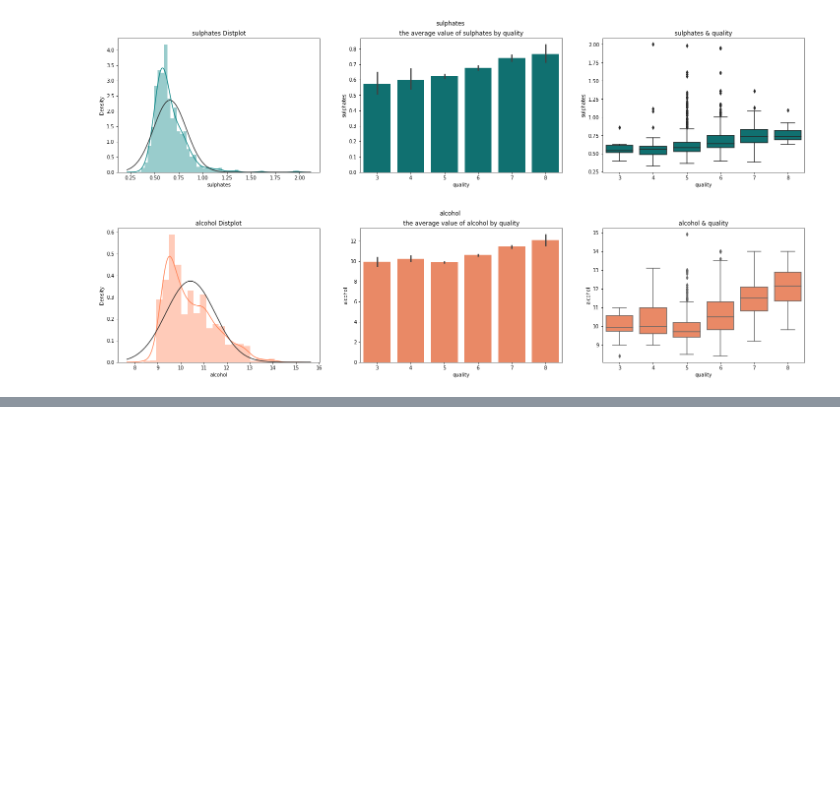
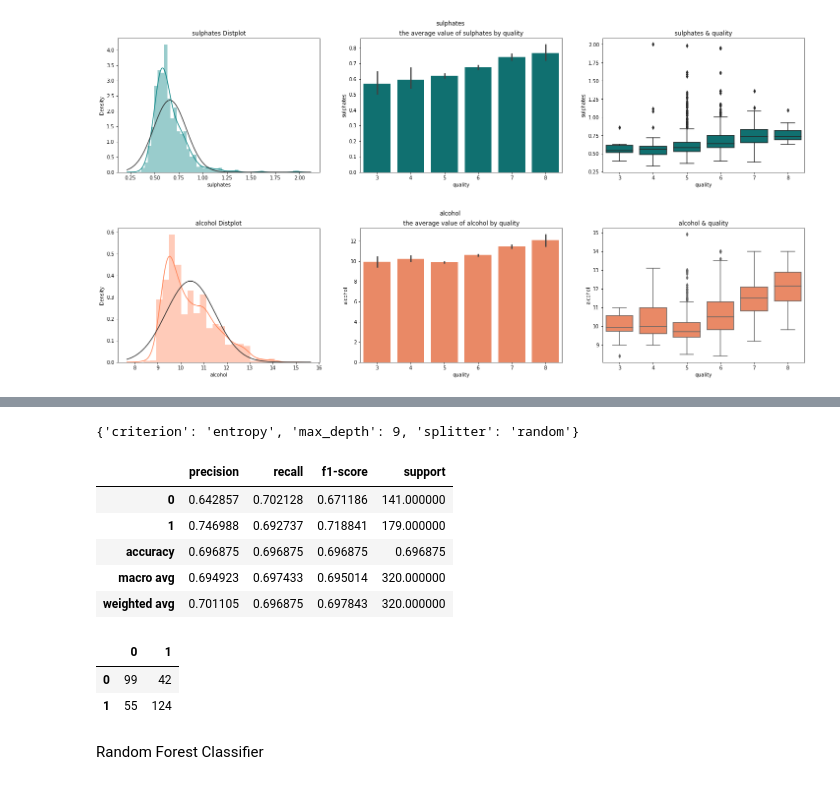
Before and after one commit to GustavoGil13/classifiers-red-wine-quality, a Jupyter notebook: classifiers.ipynb, the cells around one changed output, grey strips where cells are left out. Drawn from its saved outputs; the diff is of its cells as text; code cells hidden in the pictures; blank space fills up the shorter version.

```diff
--- a/classifiers.ipynb
+++ b/classifiers.ipynb
@@ -182,0 +341,9 @@ Overall, almost every column has a lot of outliers expect **citric acid**
+# %%
+params = {
+    "criterion" : ["gini", "entropy"],
+    "splitter" : ["best", "random"],
+    "max_depth" : np.arange(1, 11)
+}
+# %%
+gscv = GridSearchCV(estimator=dtc, param_grid = params, cv = cv, scoring = "accuracy", verbose = 3)
+gscv.fit(X_train, y_train)
@@ -182,0 +373,30 @@ Overall, almost every column has a lot of outliers expect **citric acid**
+# %%
+gscv.best_params_
+# %% [output]
+{'criterion': 'entropy', 'max_depth': 9, 'splitter': 'random'}
+# %%
+dtc = DecisionTreeClassifier(criterion=gscv.best_params_["criterion"], max_depth=gscv.best_params_["max_depth"], splitter=gscv.best_params_["splitter"], random_state = 42)
+dtc.fit(X_train, y_train)
+y_pred = dtc.predict(X_test)
+# %%
+report = classification_report(y_test, y_pred, output_dict=True)
+df_report = pd.DataFrame(report).transpose()
+if save:
+    df_report.to_csv("tables/dtc_report.csv")
+df_report
+# %% [output]
+|  | precision | recall | f1-score | support |
+| 0 | 0.642857 | 0.702128 | 0.671186 | 141.000000 |
+| 1 | 0.746988 | 0.692737 | 0.718841 | 179.000000 |
+| accuracy | 0.696875 | 0.696875 | 0.696875 | 0.696875 |
+| macro avg | 0.694923 | 0.697433 | 0.695014 | 320.000000 |
+| weighted avg | 0.701105 | 0.696875 | 0.697843 | 320.000000 |
+# %%
+cm = pd.DataFrame(confusion_matrix(y_test, y_pred))
+if save:
+    cm.to_csv("tables/dtc_cm.csv")
+cm
+# %% [output]
+|  | 0 | 1 |
+| 0 | 99 | 42 |
+| 1 | 55 | 124 |
@@ -182,0 +405,2 @@ Overall, almost every column has a lot of outliers expect **citric acid**
+# %% [markdown]
+Random Forest Classifier
```
Also changed, not shown: parts of 41 cells of this notebook.
